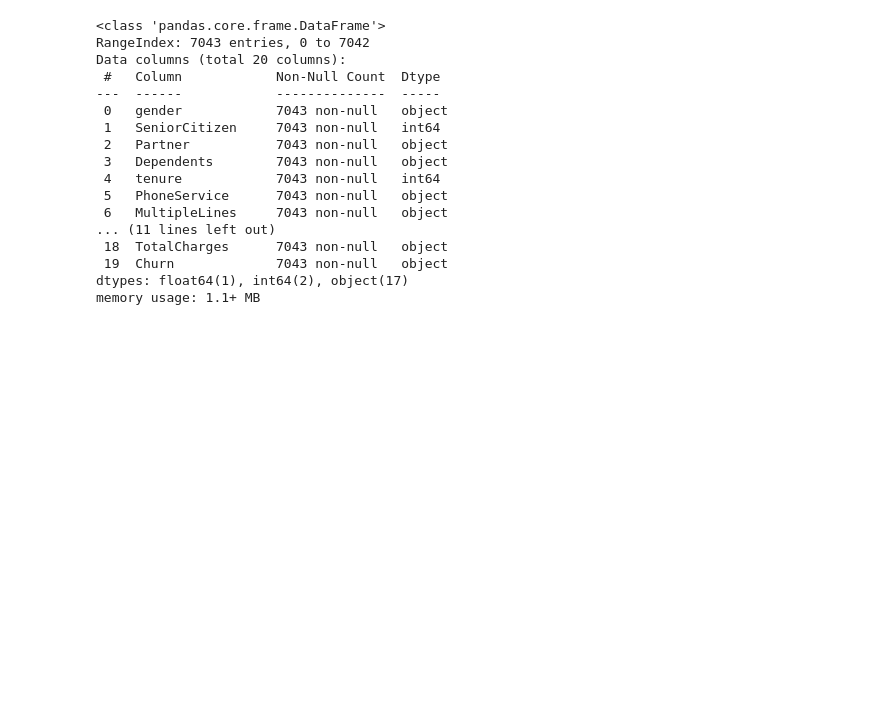
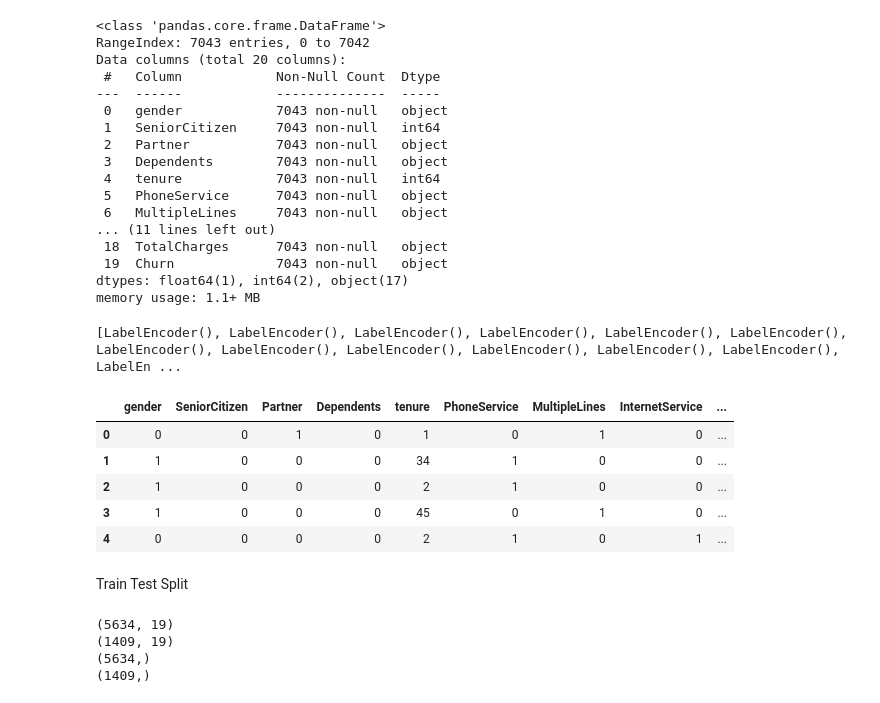
Before and after one commit to Kishan-hyalij/Telecom_Chrun_Predection, a Jupyter notebook: notebooks/jupyter-TCP.ipynb, the cells around one changed output. Cells and saved outputs as stored; diff of their text form; code cells hidden in the pictures; blank space fills up the shorter version.

Commit message:
Data Preparation and train test split

```diff
--- a/notebooks/jupyter-TCP.ipynb
+++ b/notebooks/jupyter-TCP.ipynb
@@ -147,3 +147,24 @@ memory usage: 1.1+ MB
 # %%
 catcol=['gender','Partner','Dependents','PhoneService','MultipleLines','InternetService','OnlineSecurity','OnlineBackup','DeviceProtection','TechSupport','StreamingTV','StreamingMovies','Contract','PaperlessBilling','PaymentMethod','Churn']
 Chrun_Data['TotalCharges']=Chrun_Data['TotalCharges'].astype('float')
+# %%
+all_encoders=[]
+for i in catcol:
+    encoder=LabelEncoder()
+    Chrun_Data[i]=encoder.fit_transform(Chrun_Data[i])
+    all_encoders.append(encoder)
+# %%
+print(all_encoders)
+# %% [output]
+[LabelEncoder(), LabelEncoder(), LabelEncoder(), LabelEncoder(), LabelEncoder(), LabelEncoder(), LabelEncoder(), LabelEncoder(), LabelEncoder(), LabelEncoder(), LabelEncoder(), LabelEncoder(), LabelEn ...
+# %%
+Chrun_Data.head()
+# %% [output]
+|  | gender | SeniorCitizen | Partner | Dependents | tenure | PhoneService | MultipleLines | InternetService | ... |
+| 0 | 0 | 0 | 1 | 0 | 1 | 0 | 1 | 0 | ... |
+| 1 | 1 | 0 | 0 | 0 | 34 | 1 | 0 | 0 | ... |
+| 2 | 1 | 0 | 0 | 0 | 2 | 1 | 0 | 0 | ... |
+| 3 | 1 | 0 | 0 | 0 | 45 | 0 | 1 | 0 | ... |
+| 4 | 0 | 0 | 0 | 0 | 2 | 1 | 0 | 1 | ... |
+# %% [markdown]
+Train Test Split
@@ -149,0 +174,12 @@ Chrun_Data['TotalCharges']=Chrun_Data['TotalCharges'].astype('float')
+# %%
+x_train,x_test,y_train,y_test=train_test_split(X,Y,test_size=0.2,stratify=Y,random_state=42)
+
+print(x_train.shape)
+print(x_test.shape)
+print(y_train.shape)
+print(y_test.shape)
+# %% [output]
+(5634, 19)
+(1409, 19)
+(5634,)
+(1409,)
```
Also changed, not shown: parts of 1 cell of this notebook.
